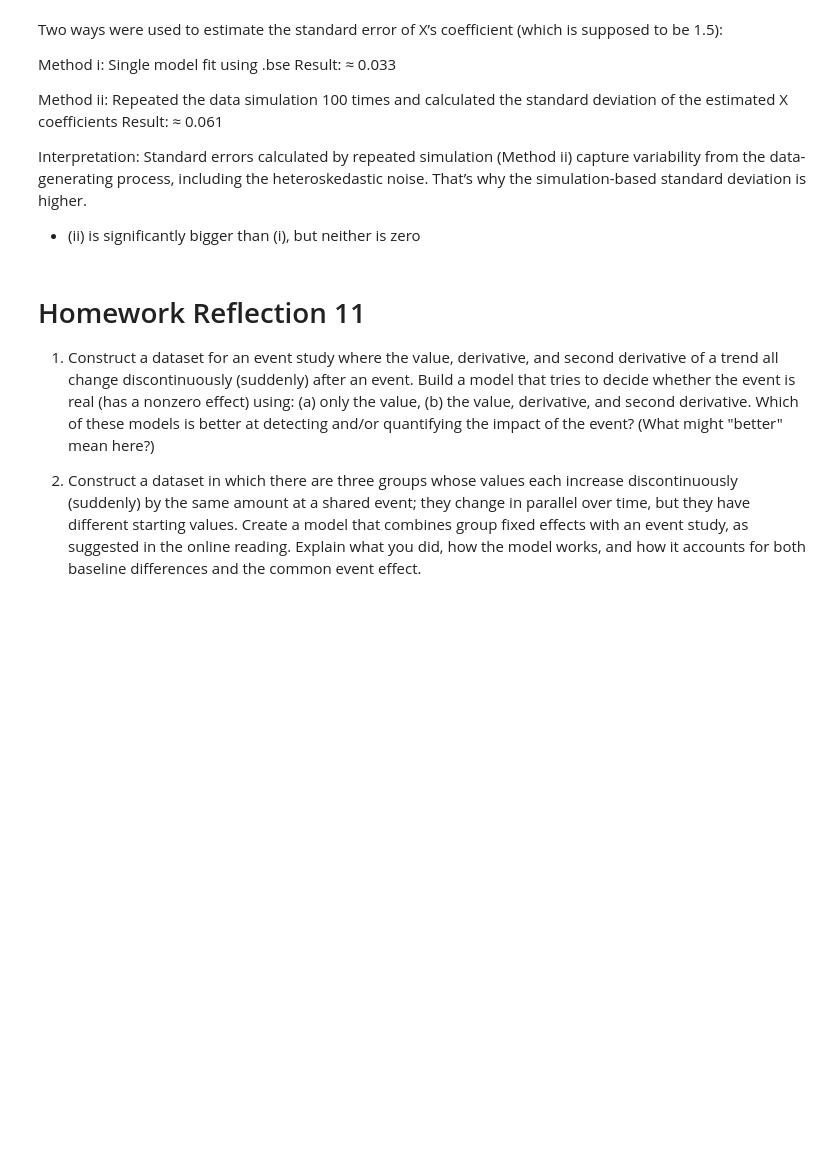
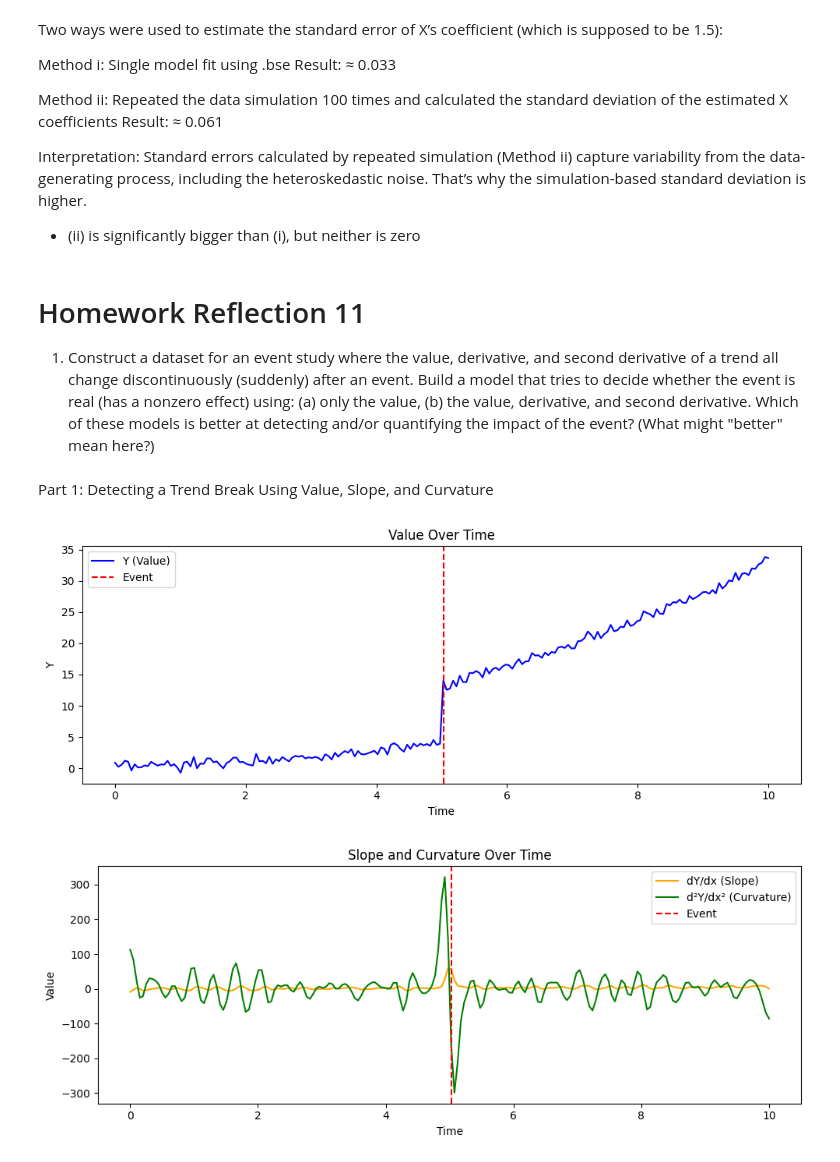
Before and after one commit to bchekole/2025-summer-mod-6, a Jupyter notebook: Beth Chekole_Week 5-8 HW reflections copy.ipynb, the cells around one changed output. Drawn from its saved outputs; the diff is of its cells as text; code cells hidden in the pictures; blank space fills up the shorter version.

```diff
--- a/Beth Chekole_Week 5-8 HW reflections copy.ipynb
+++ b/Beth Chekole_Week 5-8 HW reflections copy.ipynb
@@ -190,7 +190,33 @@ Build a model that tries to decide whether the event is real (has a nonzero effe
 (a) only the value,
 (b) the value, derivative, and second derivative.
 Which of these models is better at detecting and/or quantifying the impact of the event?  (What might "better" mean here?)
-
-2. Construct a dataset in which there are three groups whose values each increase discontinuously (suddenly) by the same amount at a shared event; they change in parallel
-over time, but they have different starting values.  Create a model that combines group fixed effects with an event study, as suggested in the online reading.
-Explain what you did, how the model works, and how it accounts for both baseline differences and the common event effect.
+# %% [markdown]
+Part 1: Detecting a Trend Break Using Value, Slope, and Curvature
+# %%
+import matplotlib.pyplot as plt
+
+# Plot 1: Value over time
+fig, ax1 = plt.subplots(figsize=(10, 4))
+ax1.plot(x, y, label='Y (Value)', color='blue')
+ax1.axvline(x[event], color='red', linestyle='--', label='Event')
+ax1.set_title('Value Over Time')
+ax1.set_xlabel('Time')
+ax1.set_ylabel('Y')
+ax1.legend()
+plt.tight_layout()
+plt.show()
+
+# Plot 2: First and Second Derivatives Together
+fig, ax2 = plt.subplots(figsize=(10, 4))
+ax2.plot(x, dy, label='dY/dx (Slope)', color='orange')
+ax2.plot(x, d2y, label='d²Y/dx² (Curvature)', color='green')
+ax2.axvline(x[event], color='red', linestyle='--', label='Event')
+ax2.set_title('Slope and Curvature Over Time')
+ax2.set_xlabel('Time')
+ax2.set_ylabel('Value')
+ax2.legend()
+plt.tight_layout()
+plt.show()
+# %% [output]
+[figure, added]
+[figure, added]
```
Also changed, not shown: parts of 6 cells of this notebook.
